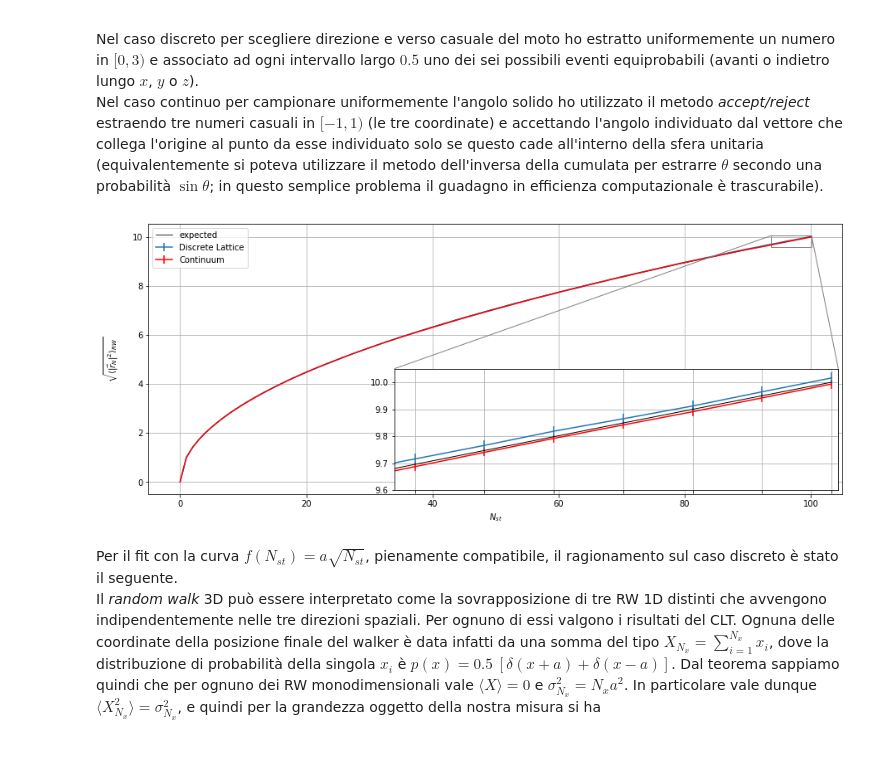
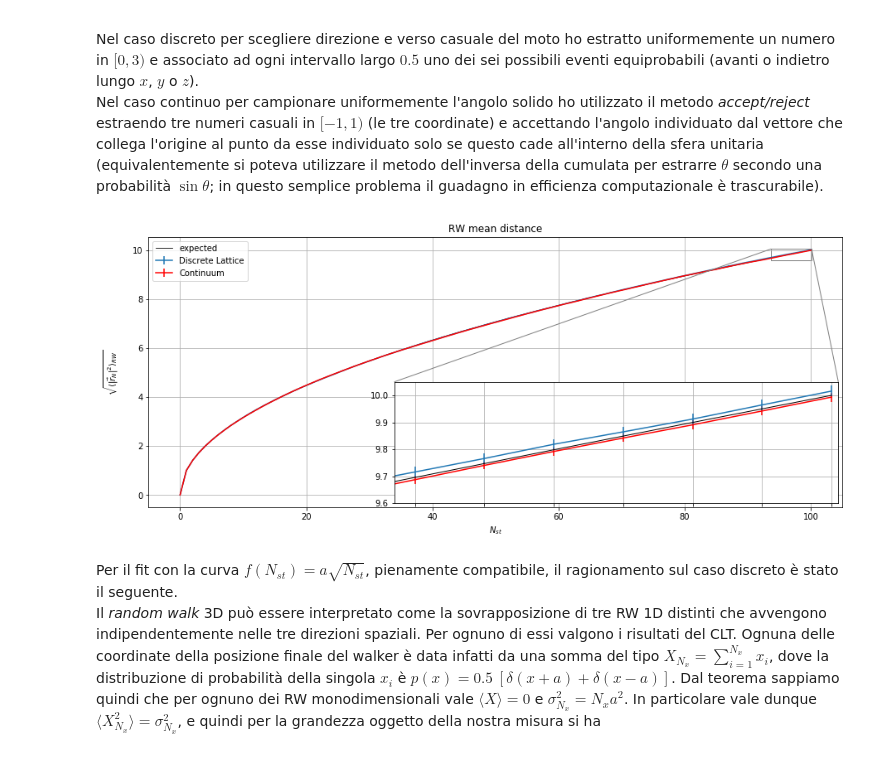
Before and after one commit to Magistrelli/LSN_Magistrelli, a Jupyter notebook: lezione02/lezione02.ipynb, the cells around one changed output. Drawn from its saved outputs; the diff is of its cells as text; code cells hidden in the pictures.

```diff
--- a/lezione02/lezione02.ipynb
+++ b/lezione02/lezione02.ipynb
@@ -60,31 +61,32 @@ Nel caso continuo per campionare uniformemente l'angolo solido ho utilizzato il
 # %%
 N,a=np.loadtxt('res02.out',delimiter=',',max_rows=1)  # Number of total steps
 data=np.genfromtxt('res02.out',skip_header=1,delimiter=',',names='r,err,rC,erC')
 x=np.arange(N)         # [0,1,2,...,N-1]
 fit=a*np.sqrt(x)       # see below for explanation
 
 fig,ax=pl.subplots(figsize=(15,6))
 ax.errorbar(x,data['r'],yerr=data['err'],label='Discrete Lattice')
 ax.errorbar(x,data['rC'],yerr=data['erC'],color='r',label='Continuum')
 ax.plot(x,fit,color='k',linewidth=0.8,label='expected')
 pl.legend(loc='best')
 pl.xlabel(r'$N_{st}$')
 pl.ylabel(r'$\sqrt{\langle |\vec{r}_N|^2 \rangle _{RW}}$',labelpad=15)
 pl.grid(True)
+pl.title('RW mean distance')
 
 axins=zoomed_inset_axes(ax,11,loc=4)   # zoomed part, axes instance zoomed, zoom and position
 axins.plot(x,fit,color='k',linewidth=1)
 axins.errorbar(x,data['rC'],yerr=data['erC'], color='r')
 axins.errorbar(x,data['r'],yerr=data['err'])
 axins.set_xlim(93.7,100.1)
 axins.set_ylim(a*9.6,a*10.05)
 pl.xticks(visible=False)
 pl.grid(True)
 mark_inset(ax,axins,loc1=1,loc2=2,fc='none',ec='0.5')
 
 pl.show()
 # %% [output]
-[figure, old version]
+[figure, new version]
 # %% [markdown]
 Per il fit con la curva $f(N_{st})=a\sqrt{N_{st}}$, pienamente compatibile, il ragionamento sul caso discreto è stato il seguente.\
 Il *random walk* 3D può essere interpretato come la sovrapposizione di tre RW 1D distinti che avvengono indipendentemente nelle tre direzioni spaziali. Per ognuno di essi valgono i risultati del CLT. Ognuna delle coordinate della posizione finale del walker è data infatti da una somma del tipo $X_{N_x} = \sum_{i=1}^{N_x} x_i$, dove la distribuzione di probabilità della singola $x_i$ è $p(x)=0.5 \ [\delta(x+a)+\delta(x-a)]$. Dal teorema sappiamo quindi che per ognuno dei RW monodimensionali vale $\langle X\rangle =0$ e $\sigma^2_{N_x} = N_x a^2$.
```
Also changed, not shown: parts of 1 cell of this notebook, 10 other files.
